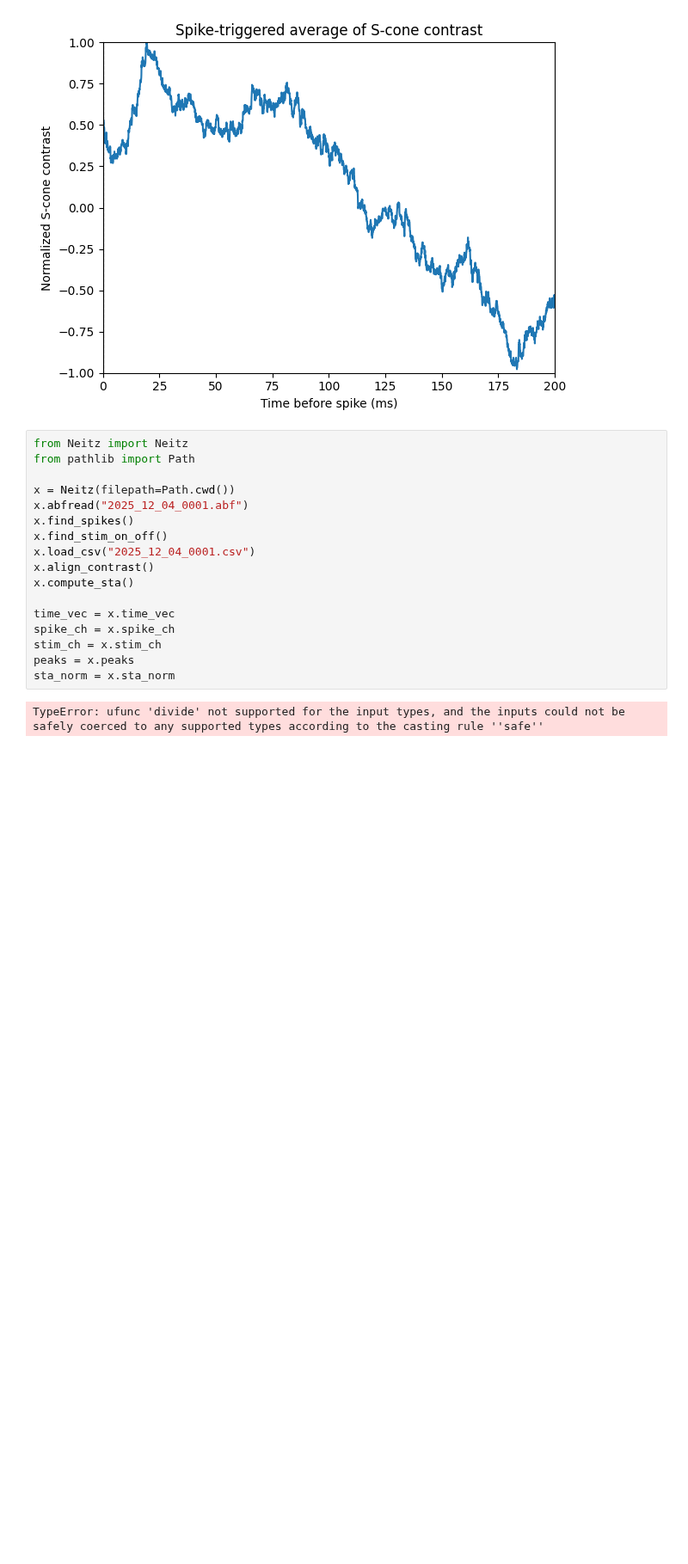
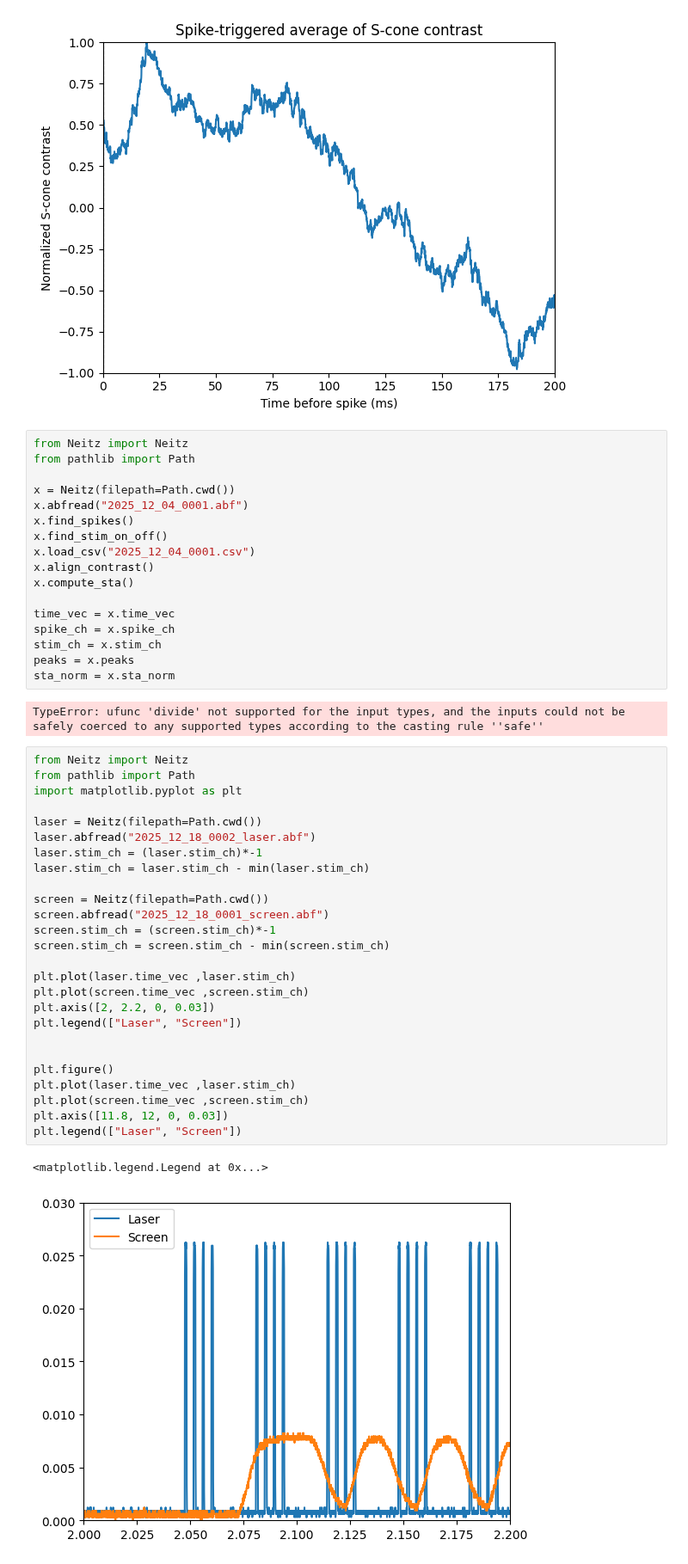
Before and after one commit to bkim346/Neitz_Analysis_Suite, a Jupyter notebook: testingbed.ipynb, the cells around one changed output. Shown at 86% size. Cells and saved outputs as stored; diff of their text form; blank space fills up the shorter version.

Commit message:
added data for projector and led calib tests
figures in testingbed jupyter notebook

```diff
--- a/testingbed.ipynb
+++ b/testingbed.ipynb
@@ -162,3 +162,32 @@ peaks = x.peaks
 sta_norm = x.sta_norm
 # %% [output]
 TypeError: ufunc 'divide' not supported for the input types, and the inputs could not be safely coerced to any supported types according to the casting rule ''safe''
+# %%
+from Neitz import Neitz
+from pathlib import Path
+import matplotlib.pyplot as plt
+
+laser = Neitz(filepath=Path.cwd())
+laser.abfread("2025_12_18_0002_laser.abf")
+laser.stim_ch = (laser.stim_ch)*-1
+laser.stim_ch = laser.stim_ch - min(laser.stim_ch)
+
+screen = Neitz(filepath=Path.cwd())
+screen.abfread("2025_12_18_0001_screen.abf")
+screen.stim_ch = (screen.stim_ch)*-1
+screen.stim_ch = screen.stim_ch - min(screen.stim_ch)
+
+plt.plot(laser.time_vec ,laser.stim_ch)
+plt.plot(screen.time_vec ,screen.stim_ch)
+plt.axis([2, 2.2, 0, 0.03])
+plt.legend(["Laser", "Screen"])
+
+
+plt.figure()
+plt.plot(laser.time_vec ,laser.stim_ch)
+plt.plot(screen.time_vec ,screen.stim_ch)
+plt.axis([11.8, 12, 0, 0.03])
+plt.legend(["Laser", "Screen"])
+# %% [output]
+<matplotlib.legend.Legend at 0x...>
+[figure, added]
```
Also changed, not shown: parts of 9 cells of this notebook, 8 other files.
